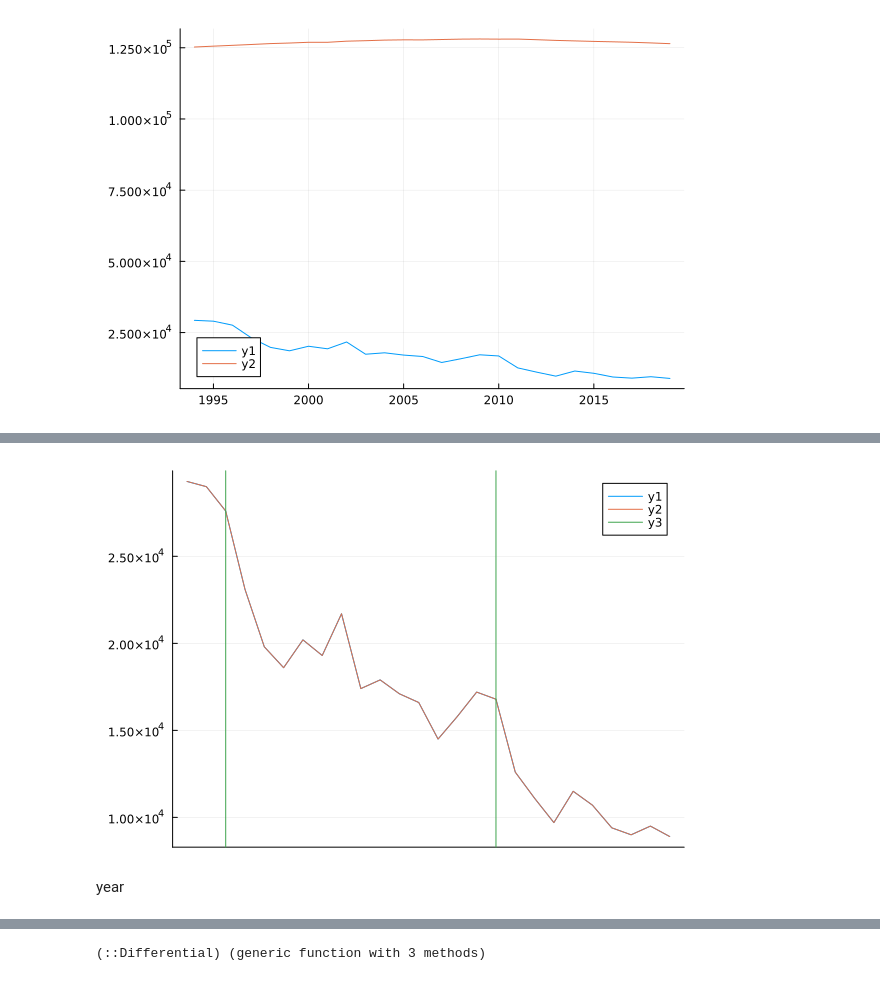
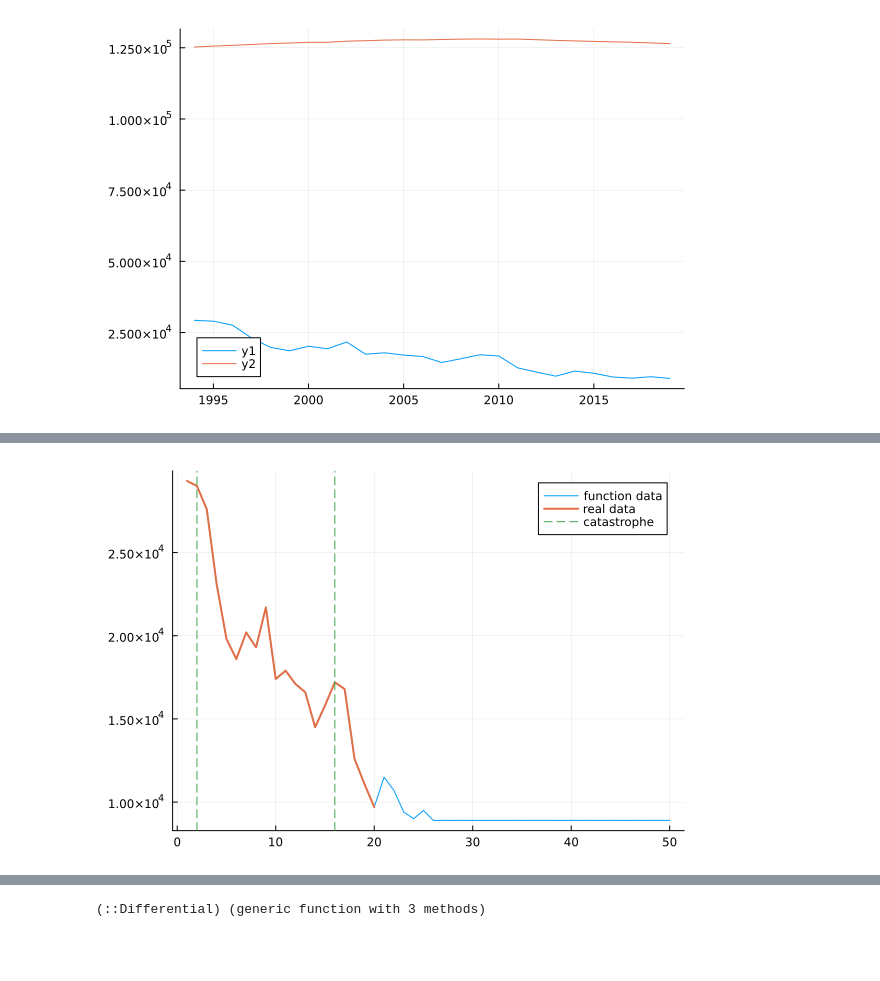
Before and after one commit to kimseok1973/Pachinko_Industry, a Jupyter notebook: パチンコの微分方程式モデリング.ipynb, the cells around one changed output, grey strips where cells are left out. Cells and saved outputs as stored; diff of their text form; code cells hidden in the pictures; blank space fills up the shorter version.

```diff
--- a/パチンコの微分方程式モデリング.ipynb
+++ b/パチンコの微分方程式モデリング.ipynb
@@ -219,12 +213,10 @@ vu_func (generic function with 1 method)
-# %%
-xs = 0:0.1:length(Pu)-1
-plot(xs,[pu_func(x) for x =xs],xticks=year)
-plot!(0:length(Pu)-1,Pu)
-vline!([2,16])
-# %% [output]
-[figure, removed]
-# %% [markdown]
-year
+# %%
+xs = 1:0.2:50
+plot(xs,[pu_func(t) for t = xs],label="function data")
+plot!(1:20, Pu[1:20],lw=2,label="real data")
+vline!([2,16] ,ls=:dash,label="catastrophe")
+# %% [output]
+[figure, added]
 # %%
 using Zygote
 # %%
```
Also changed, not shown: parts of 30 cells of this notebook.
